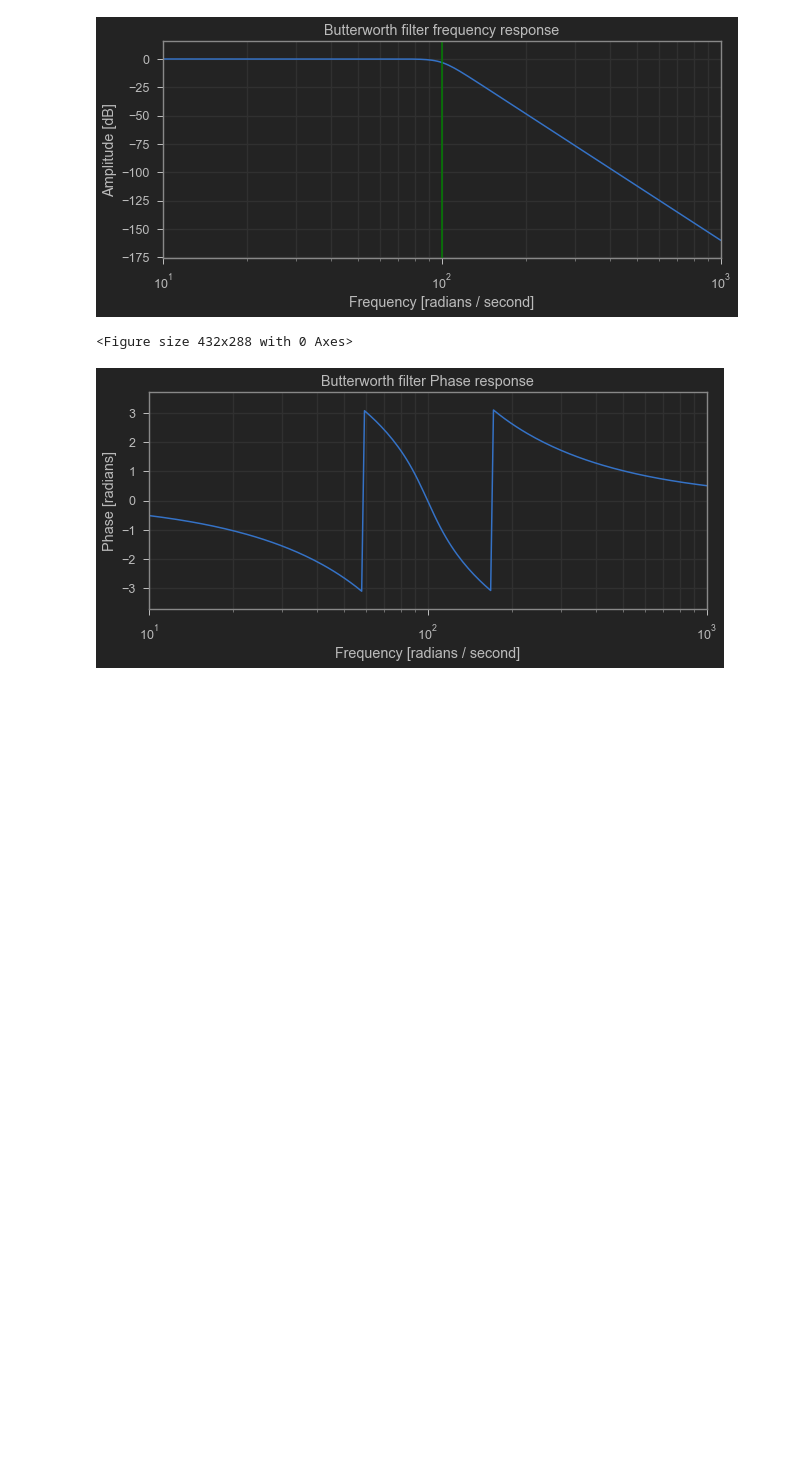
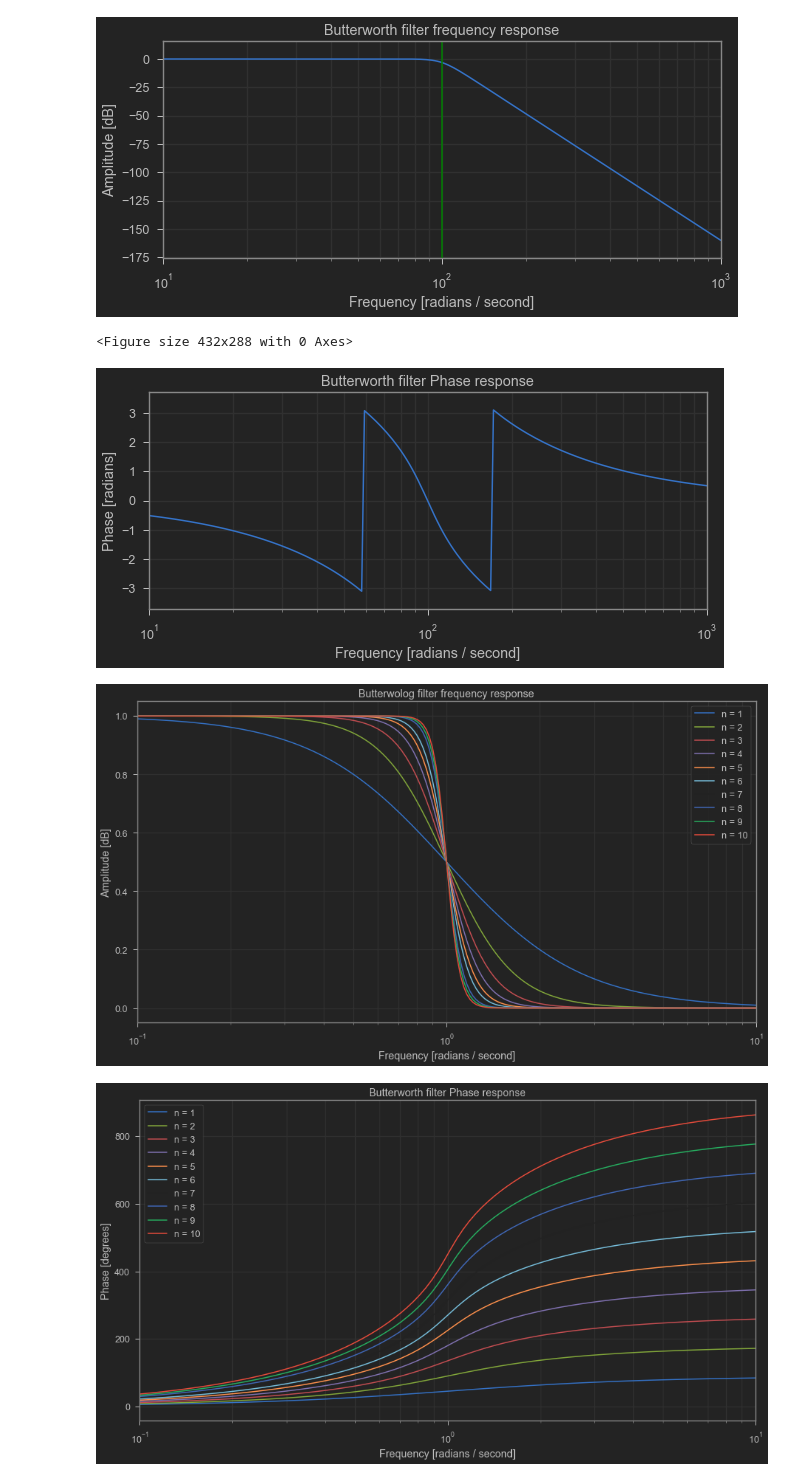
Before and after one commit to amirotd/Analog-Filters-Design, a Jupyter notebook: ButterWorth_Filter.ipynb, the cells around one changed output. Cells and saved outputs as stored; diff of their text form; code cells hidden in the pictures; blank space fills up the shorter version.

```diff
--- a/ButterWorth_Filter.ipynb
+++ b/ButterWorth_Filter.ipynb
@@ -56,3 +56,44 @@ plt.show(plt.figure(2))
 [figure]
 <Figure size 432x288 with 0 Axes>
 [figure]
+# %%
+# Frequency and Phase Response of Low-Pass Butterworth Filter
+def func(n):
+    b, a = sig.butter(n, 1, 'low', analog=True)
+    w, h = sig.freqs(b, a)
+    return (w, h)
+
+def func2(n):
+    b, a = sig.butter(n, 1, 'low', analog=True)
+    sys = sig.TransferFunction(b, a)
+    w, mag, phase = sig.bode(sys)
+    return (w, phase)
+
+plt.figure(1, figsize=(15,8))
+for i in np.arange(1, 11):
+    w, h=func(i)
+    plt.semilogx(w, np.power(abs(h), 2), label='n = {}'.format(i))
+plt.title('Butterwolog filter frequency response')
+plt.xlabel('Frequency [radians / second]')
+plt.ylabel('Amplitude [dB]')
+plt.xlim([0.1, 10])
+plt.grid(which='both', axis='both')
+plt.axvline(100 ,color='green') # cutoff frequency
+plt.legend()
+plt.show(plt.figure(1))
+
+plt.figure(2, figsize=(15,8))
+for i in np.arange(1, 11):
+    w, phase = func2(i)
+    plt.semilogx(w, -phase, label='n = {}'.format(i))
+
+plt.title('Butterworth filter Phase response')
+plt.xlabel('Frequency [radians / second]')
+plt.ylabel('Phase [degrees]')
+plt.xlim([0.1, 10])
+plt.grid(which='both', axis='both')
+plt.legend()
+plt.show(plt.figure(2))
+# %% [output]
+[figure, added]
+[figure, added]
```
Also changed, not shown: parts of 1 cell of this notebook.
